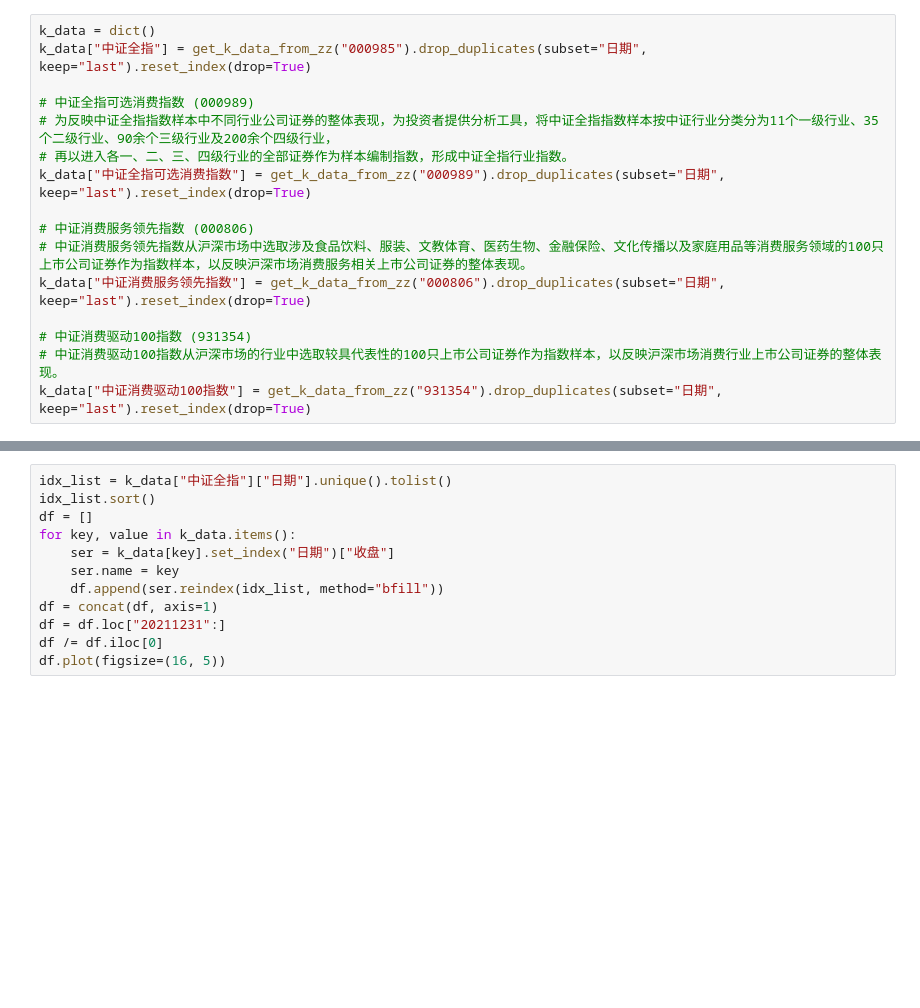
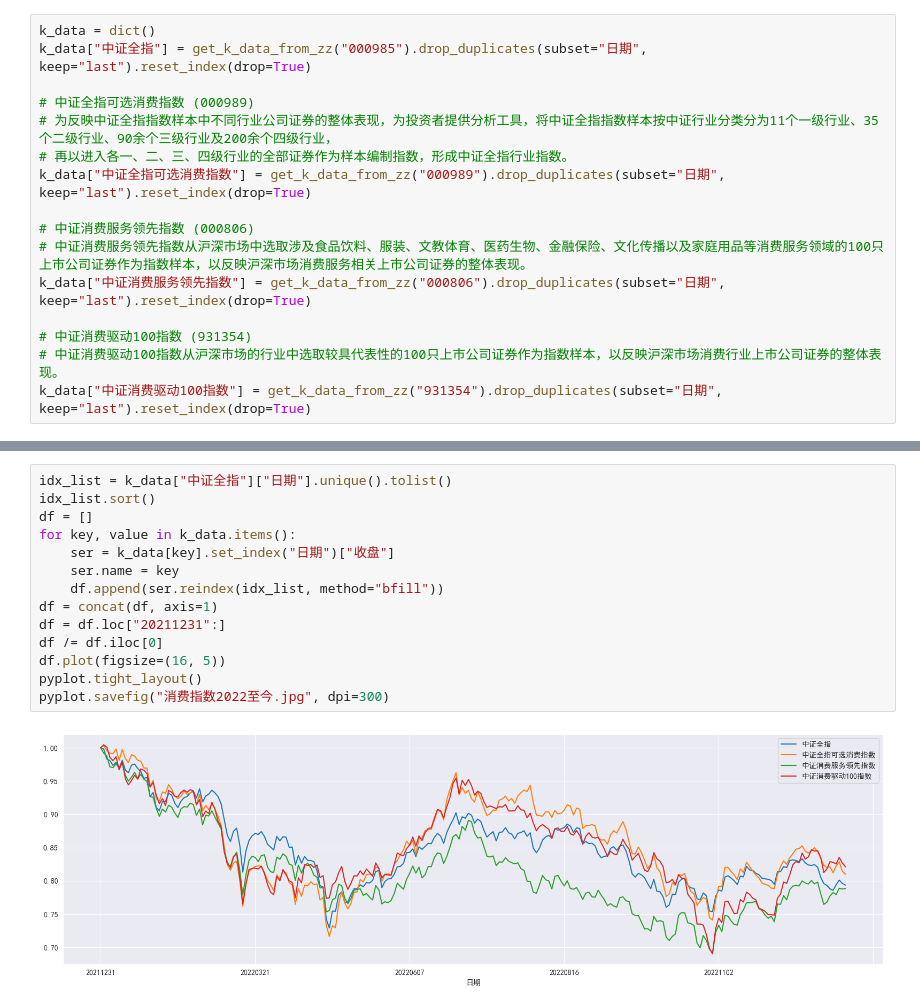
Before and after one commit to dybeta2021/Research, a Jupyter notebook: Date20221229 中证消费指数分析/消费指数-中证全指.ipynb, the cells around one changed output, grey strips where cells are left out. Drawn from its saved outputs; the diff is of its cells as text; blank space fills up the shorter version.

```diff
--- a/Date20221229 中证消费指数分析/消费指数-中证全指.ipynb
+++ b/Date20221229 中证消费指数分析/消费指数-中证全指.ipynb
@@ -204,12 +213,16 @@ df.plot(figsize=(16, 5))
 # %%
 idx_list = k_data["中证全指"]["日期"].unique().tolist()
 idx_list.sort()
 df = []
 for key, value in k_data.items():
     ser = k_data[key].set_index("日期")["收盘"]
     ser.name = key
     df.append(ser.reindex(idx_list, method="bfill"))
 df = concat(df, axis=1)
 df = df.loc["20211231":]
 df /= df.iloc[0]
 df.plot(figsize=(16, 5))
+pyplot.tight_layout()
+pyplot.savefig("消费指数2022至今.jpg", dpi=300)
+# %% [output]
+[figure, added]
```
Also changed, not shown: parts of 3 cells of this notebook, 5 other files.
